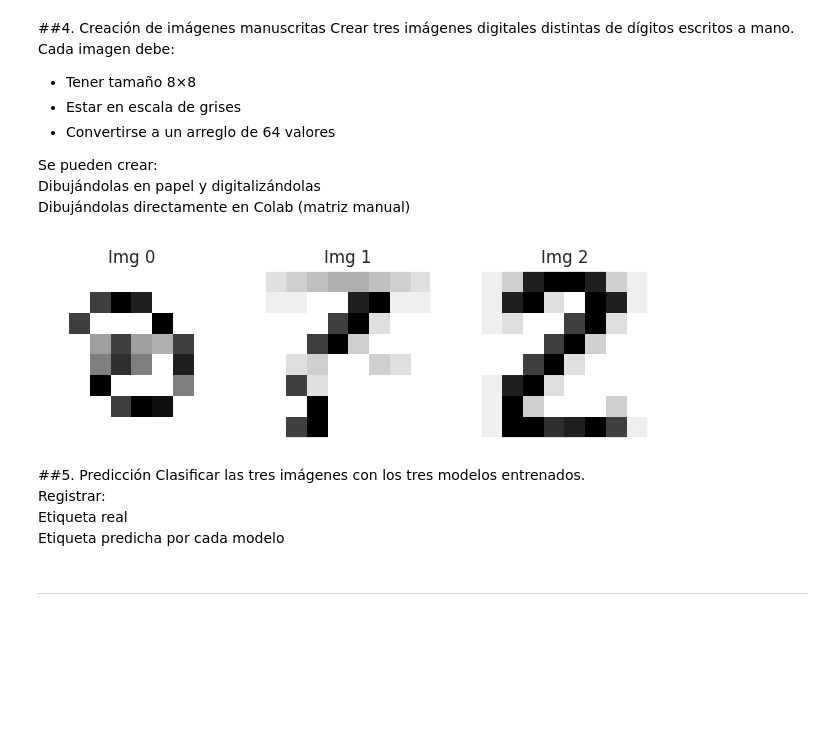
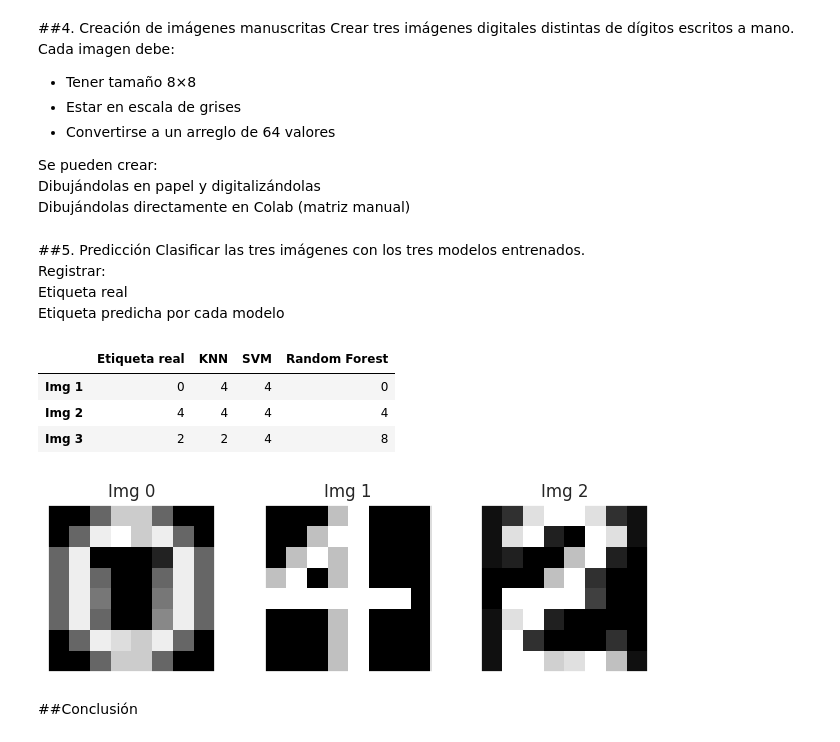
Before and after one commit to m-ony/mineria-de-datos, a Jupyter notebook: Clasificación_de_Dígitos_Manuscritos.ipynb, the cells around one changed output. Drawn from its saved outputs; the diff is of its cells as text; code cells hidden in the pictures; blank space fills up the shorter version.

```diff
--- a/Clasificación_de_Dígitos_Manuscritos.ipynb
+++ b/Clasificación_de_Dígitos_Manuscritos.ipynb
@@ -159,18 +160,6 @@ imagenes = np.array([
     img2,  # 8x8
     img3   # 8x8
 ])
-# %%
-fig = plt.figure(figsize=(6, 2))
-fig.subplots_adjust(left=0, right=1, bottom=0, top=1, hspace=0.05, wspace=0.3)
-
-for i in range(len(imagenes)):
-    ax = fig.add_subplot(1, len(imagenes), i + 1, xticks=[], yticks=[])
-    ax.imshow(imagenes[i], cmap='gray_r')
-    ax.set_title(f"Img {i}")
-
-plt.show()
-# %% [output]
-[figure, removed]
 # %% [markdown]
 ##5. Predicción
 Clasificar las tres imágenes con los tres modelos entrenados.
@@ -180,4 +184,28 @@ Etiqueta predicha por cada modelo
+# %%
+#muestra de resultados
+import pandas as pd
+
+df = pd.DataFrame(predicciones)
+df.index = ["Img 1", "Img 2", "Img 3"]
+df
+# %% [output]
+|  | Etiqueta real | KNN | SVM | Random Forest |
+| Img 1 | 0 | 4 | 4 | 0 |
+| Img 2 | 4 | 4 | 4 | 4 |
+| Img 3 | 2 | 2 | 4 | 8 |
+# %%
+
+#Imagenes
+fig = plt.figure(figsize=(6, 2))
+fig.subplots_adjust(left=0, right=1, bottom=0, top=1, hspace=0.05, wspace=0.3)
+
+for i in range(len(imagenes)):
+    ax = fig.add_subplot(1, len(imagenes), i + 1, xticks=[], yticks=[])
+    ax.imshow(imagenes[i], cmap='gray')
+    ax.set_title(f"Img {i}")
+
+plt.show()
+# %% [output]
+[figure, added]
 # %% [markdown]
-
-
----
+##Conclusión
```
Also changed, not shown: parts of 4 cells of this notebook.
